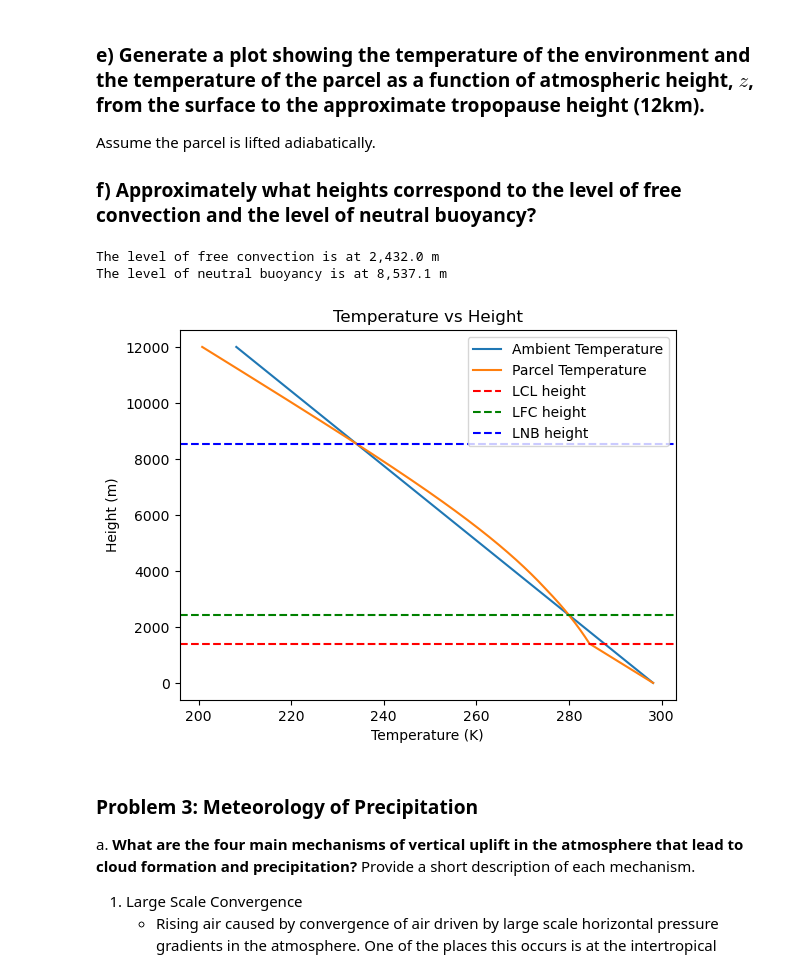
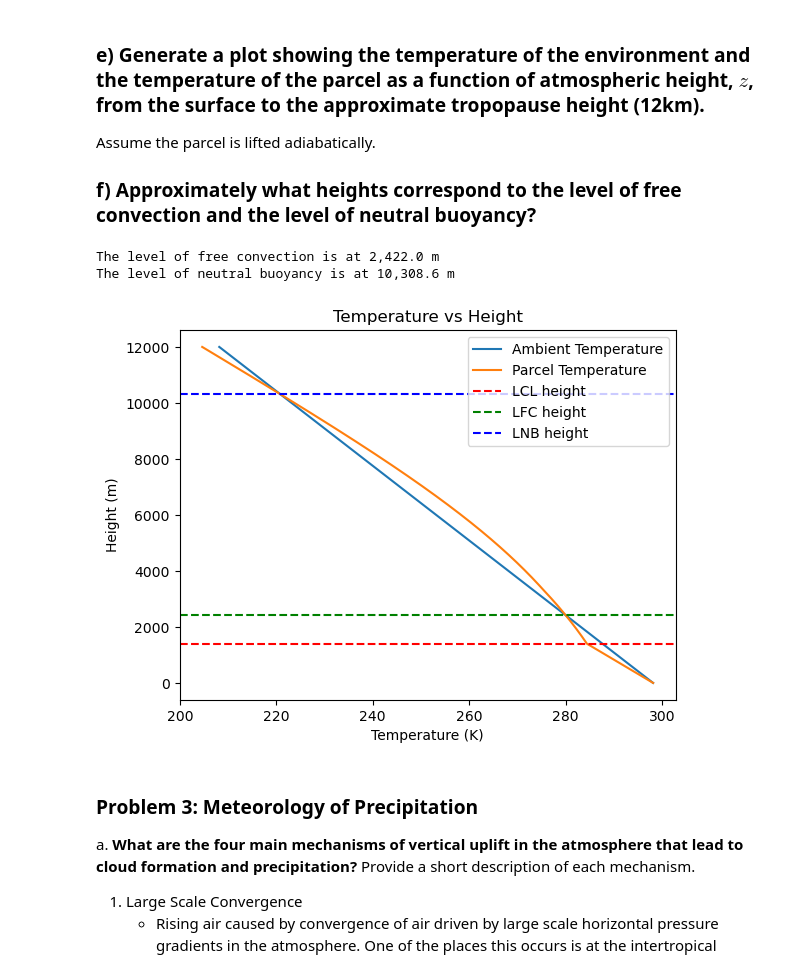
Before and after one commit to atdunwoody/EcoHydro, a Jupyter notebook: CIVE 520/HW2.ipynb, the cells around one changed output. Cells and saved outputs as stored; diff of their text form; code cells hidden in the pictures.

```diff
--- a/CIVE 520/HW2.ipynb
+++ b/CIVE 520/HW2.ipynb
@@ -157,47 +157,47 @@ T = calc_ambient_temp(z)
 P = calc_ambient_pressure(z)
 
 
-def calc_moist_lapse_rate(T, dqs_dT, P):
+def calc_moist_lapse_rate(T, dqs_dT):
     L_term = np.where(T > 273.15, L_v, L_s) #latent heat of vaporization if T > 0, latent heat of sublimation if T <= 0
-    return dry_lapse_rate / (1 + ((L_term / c_p) * dqs_dT * P / (R_d * T)))
+    return  dry_lapse_rate / (1 + ((L_term / c_p) * dqs_dT))
 
 #Numerically differentate q_s(z) with respect to T to find the moist adiabatic lapse rate
 dqs_dT = np.gradient(q_s(z), T)
 
 parcel_lapse_rate= np.where(z < LCL_height,
                             dry_lapse_rate, # Dry adiabatic lapse rate for the parcel before saturation
-                            calc_moist_lapse_rate(T, dqs_dT, P)) # Moist adiabatic lapse rate for the parcel after saturation
+                            calc_moist_lapse_rate(T, dqs_dT)) # Moist adiabatic lapse rate for the parcel after saturation
 
 T_parcel = np.zeros(len(z))
 T_parcel[0] = T_s # Surface temperature
 
 dz = np.diff(z)[0] #height difference between each point, dz is evenly spaced so take first occurence
 
 # Compute temperature changes due to lapse rate for a given dz and apply cumulatively to surface temperature
 temperature_changes = np.cumsum(parcel_lapse_rate[1:] * dz) # first value is parcel surface temp
 T_parcel[1:] = T_s - temperature_changes
 
 #Find heights at which the parcel temperature equals the ambient temperature
 LFC = z[np.where(T_parcel > T)[0][0]] # First instance where parcel temp exceeds ambient temp
 LNB = z[np.where(T_parcel > T)[0][-1]] # Last instance where parcel temp exceeds ambient temp
 
 print(f"The level of free convection is at {LFC:,.1f} m")
 print(f"The level of neutral buoyancy is at {LNB:,.1f} m")
 
 plt.plot(T, z, label='Ambient Temperature')
 plt.plot(T_parcel, z, label='Parcel Temperature')
 plt.axhline(y=LCL_height, color='r', linestyle='--', label='LCL height')
 plt.axhline(y=LFC, color='g', linestyle='--', label='LFC height')
 plt.axhline(y=LNB, color='b', linestyle='--', label='LNB height')
 plt.xlabel('Temperature (K)')
 plt.ylabel('Height (m)')
 plt.title('Temperature vs Height')
 plt.legend()
 plt.show()
 # %% [output]
-The level of free convection is at 2,432.0 m
-The level of neutral buoyancy is at 8,537.1 m
+The level of free convection is at 2,422.0 m
+The level of neutral buoyancy is at 10,308.6 m
-[figure, old version]
+[figure, new version]
 # %% [markdown]
 ### **Problem 3: Meteorology of Precipitation**
 a. **What are the four main mechanisms of vertical uplift in the atmosphere that lead to cloud formation and precipitation?** Provide a short description of each mechanism.
```
Also changed, not shown: 10 other files.
